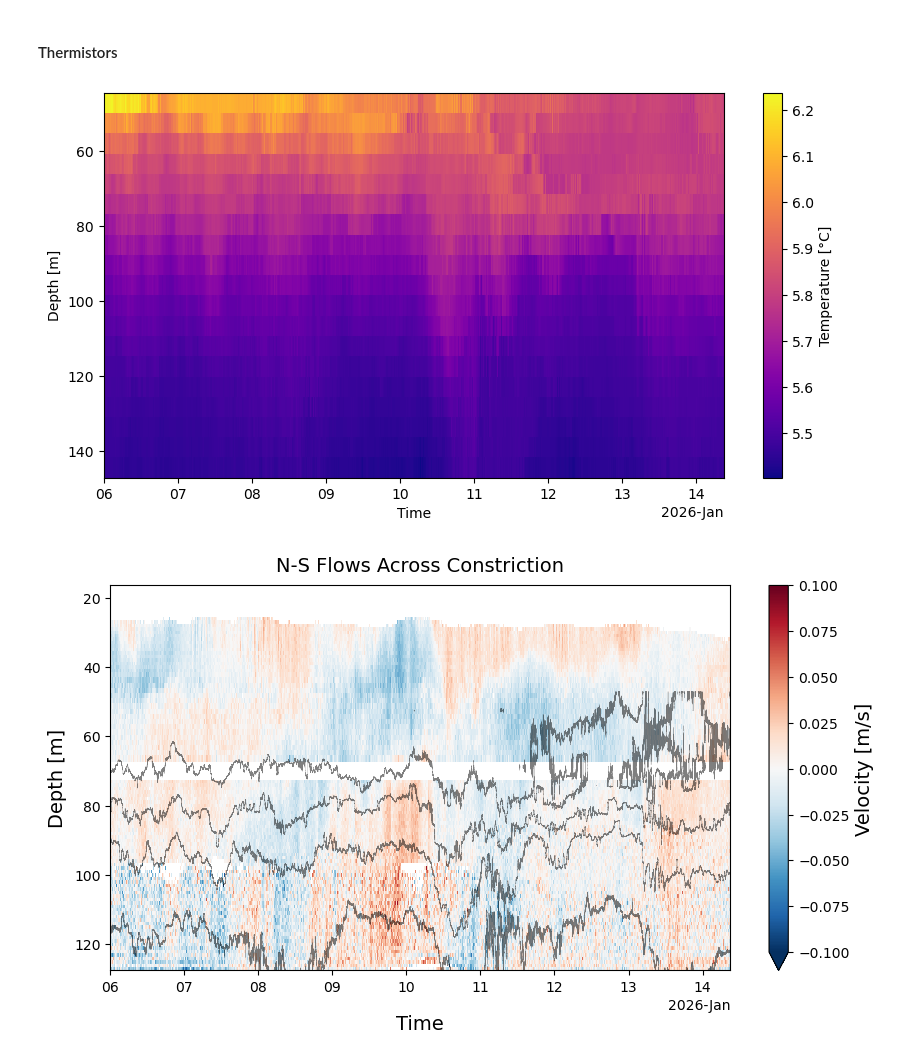
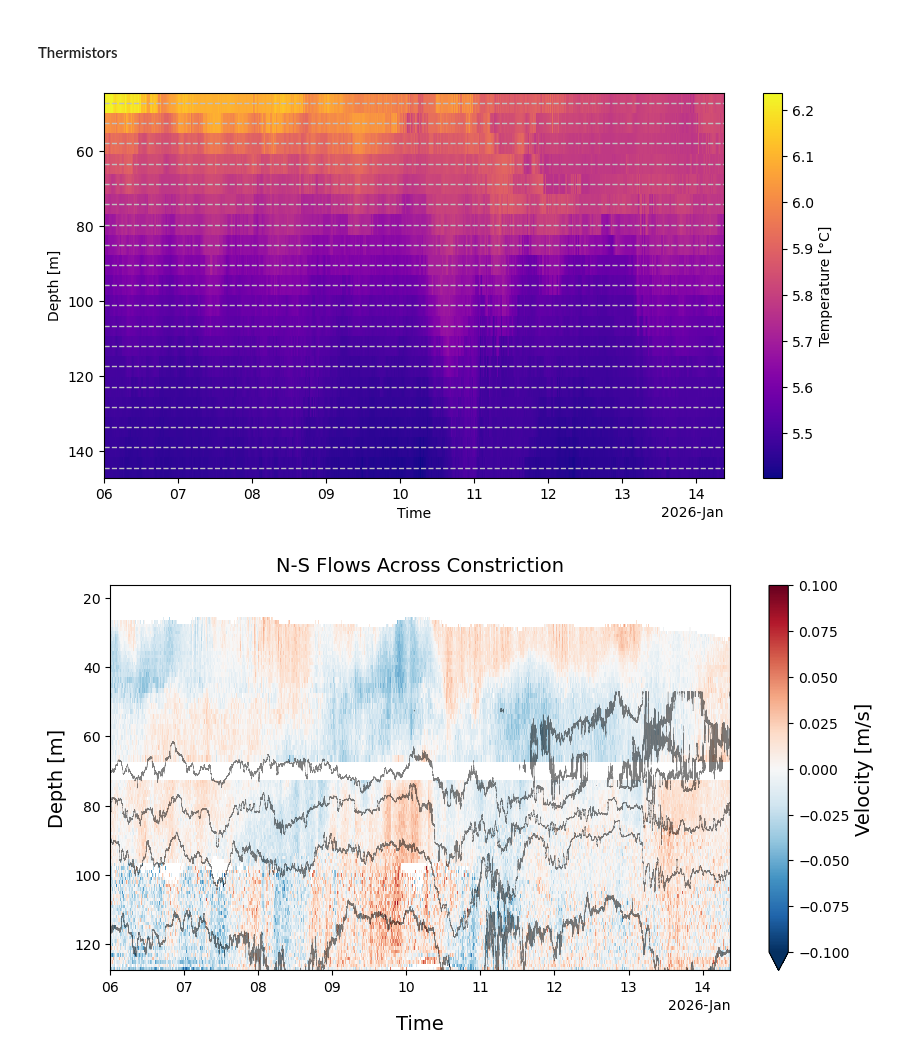
Before and after one commit to hherrema/eawag, a Jupyter notebook: presentations/osm/osm_2026.ipynb, the cells around one changed output. Drawn from its saved outputs; the diff is of its cells as text; code cells hidden in the pictures.

```diff
--- a/presentations/osm/osm_2026.ipynb
+++ b/presentations/osm/osm_2026.ipynb
@@ -230,6 +230,9 @@ plot_daily_net_transport(transport_day, df_avg, True, 'net_transport_jan')
 def plot_thermistor_ts(ds_temp, save=False, gallery_file=None):
     fig, ax = plt.subplots(figsize=(10, 5))
     im = ds_temp.temp.plot(cmap='plasma', ax=ax)
+
+    for d in ds_temp.depth:
+        ax.axhline(d.item(), color='silver', linestyle='--', linewidth=1, alpha=1)
 
     ax.set_xlabel("Time")
     ax.set_ylabel('Depth [m]')
@@ -253,8 +256,8 @@ for t in thermistors:
 
 ds_temp = mreader.create_instrument_chain(ds_chain)
 # %%
-plot_thermistor_ts(ds_temp, True, 'temp_jan')
+plot_thermistor_ts(ds_temp)
 # %% [output]
-[figure, old version]
+[figure, new version]
 # %%
 isotherms = [5.8, 5.7, 5.6, 5.5]
```
Also changed, not shown: parts of 12 cells of this notebook, 4 other files.
